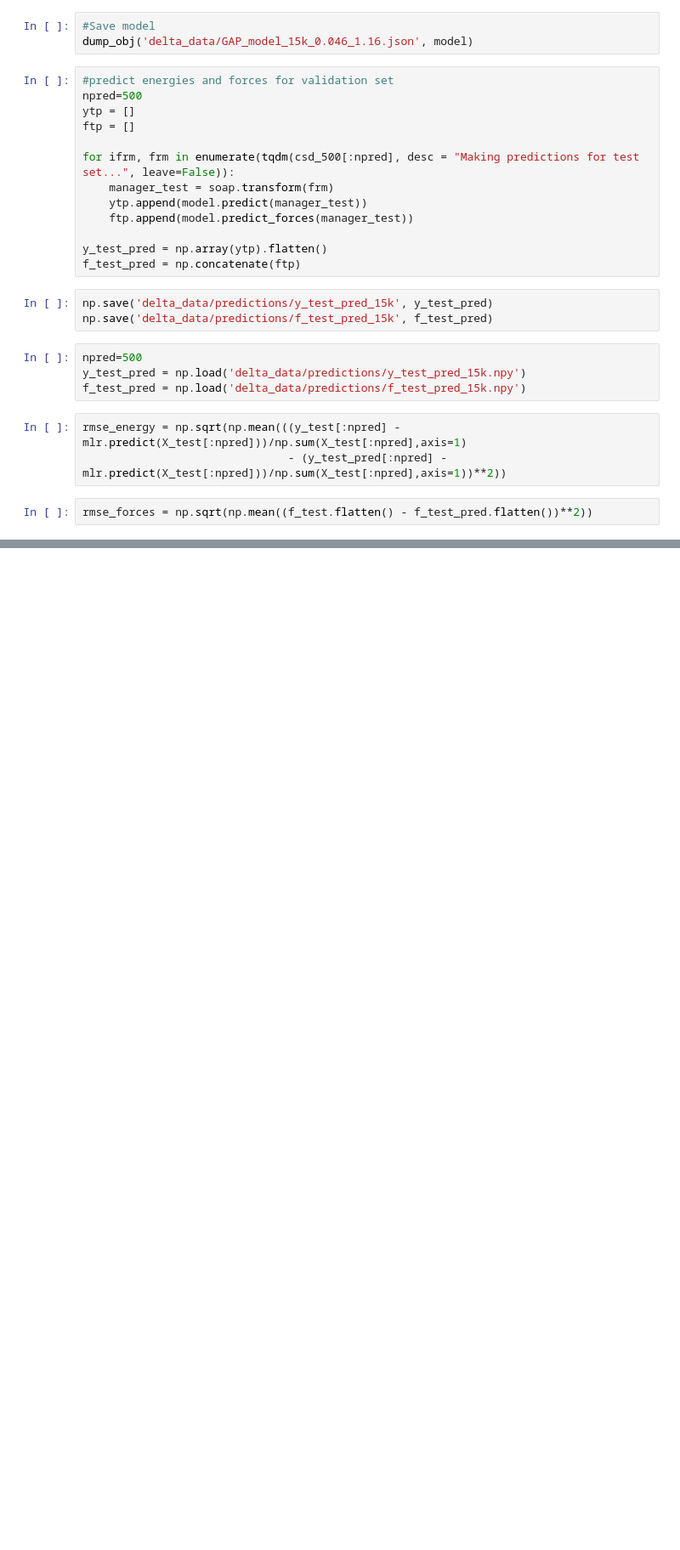
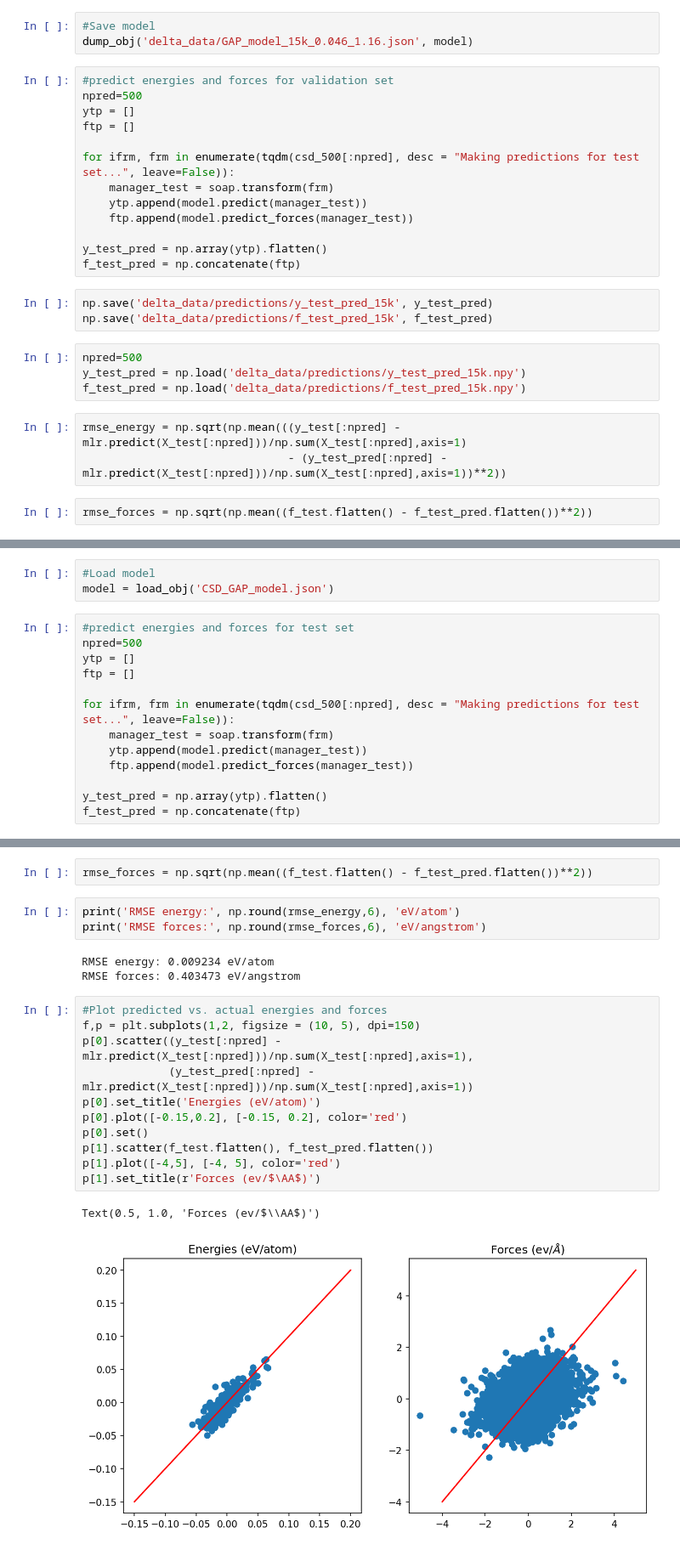
Before and after one commit to victorprincipe/genpot, a Jupyter notebook: delta_general.ipynb, the cells around one changed output, grey strips where cells are left out. Shown at 85% size. Drawn from its saved outputs; the diff is of its cells as text; blank space fills up the shorter version.

```diff
--- a/delta_general.ipynb
+++ b/delta_general.ipynb
@@ -1332,0 +1365,16 @@ Text(0.5, 1.0, 'Forces (ev/$\\AA$)')
+# %%
+#Load model
+model = load_obj('CSD_GAP_model.json')
+# %%
+#predict energies and forces for test set
+npred=500
+ytp = []
+ftp = []
+
+for ifrm, frm in enumerate(tqdm(csd_500[:npred], desc = "Making predictions for test set...", leave=False)):
+    manager_test = soap.transform(frm)
+    ytp.append(model.predict(manager_test))
+    ftp.append(model.predict_forces(manager_test))
+
+y_test_pred = np.array(ytp).flatten()
+f_test_pred = np.concatenate(ftp)
@@ -1332,0 +1384,22 @@ Text(0.5, 1.0, 'Forces (ev/$\\AA$)')
+# %%
+rmse_forces = np.sqrt(np.mean((f_test.flatten() - f_test_pred.flatten())**2))
+# %%
+print('RMSE energy:', np.round(rmse_energy,6), 'eV/atom')
+print('RMSE forces:', np.round(rmse_forces,6), 'eV/angstrom')
+# %% [output]
+RMSE energy: 0.009234 eV/atom
+RMSE forces: 0.403473 eV/angstrom
+# %%
+#Plot predicted vs. actual energies and forces
+f,p = plt.subplots(1,2, figsize = (10, 5), dpi=150)
+p[0].scatter((y_test[:npred] - mlr.predict(X_test[:npred]))/np.sum(X_test[:npred],axis=1),
+             (y_test_pred[:npred] - mlr.predict(X_test[:npred]))/np.sum(X_test[:npred],axis=1))
+p[0].set_title('Energies (eV/atom)')
+p[0].plot([-0.15,0.2], [-0.15, 0.2], color='red')
+p[0].set()
+p[1].scatter(f_test.flatten(), f_test_pred.flatten())
+p[1].plot([-4,5], [-4, 5], color='red')
+p[1].set_title(r'Forces (ev/$\AA$)')
+# %% [output]
+Text(0.5, 1.0, 'Forces (ev/$\\AA$)')
+[figure, added]
```
Also changed, not shown: parts of 29 cells of this notebook.
